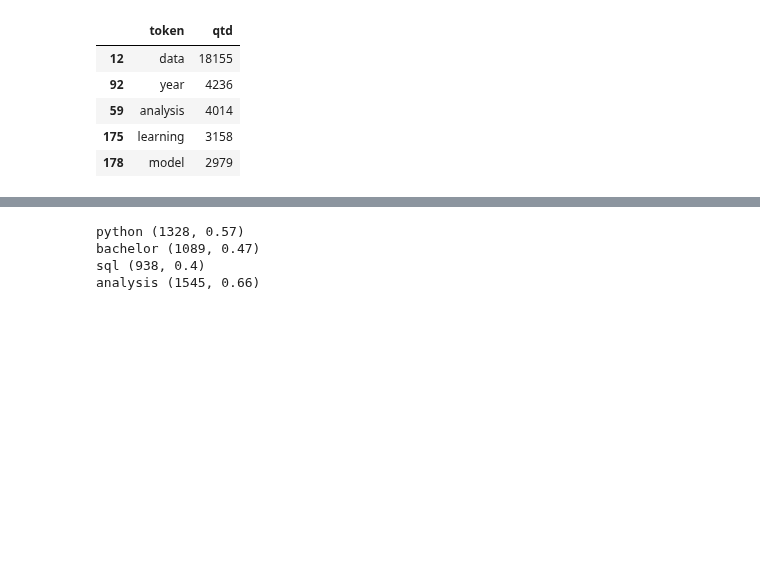
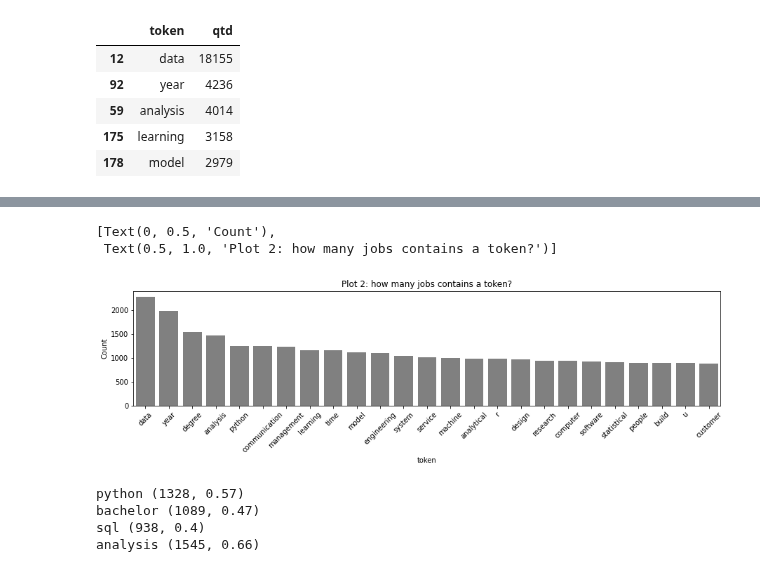
Before and after one commit to rknagao/studies, a Jupyter notebook: skills_keywords/notebook.ipynb, the cells around one changed output, grey strips where cells are left out. Drawn from its saved outputs; the diff is of its cells as text; code cells hidden in the pictures; blank space fills up the shorter version.

```diff
--- a/skills_keywords/notebook.ipynb
+++ b/skills_keywords/notebook.ipynb
@@ -322,3 +364,13 @@ def jobs_with_token(df, term):
+# %%
+# Plot
+plt.figure(figsize=(15, 3))
+fig = sns.barplot(data=df_freq.sort_values('qtd_jobs', ascending=False).head(25), x='token', y='qtd_jobs', color='gray')
+fig.tick_params(axis='x', rotation=45)
+fig.set(ylabel='Count', title='Plot 2: how many jobs contains a token?')
+# %% [output]
+[Text(0, 0.5, 'Count'),
+ Text(0.5, 1.0, 'Plot 2: how many jobs contains a token?')]
+[figure, added]
 # %%
 # General terms (expecting high frequency).
 list_terms = ['python', 'bachelor', 'sql', 'analysis']
```
Also changed, not shown: parts of 7 cells of this notebook.
